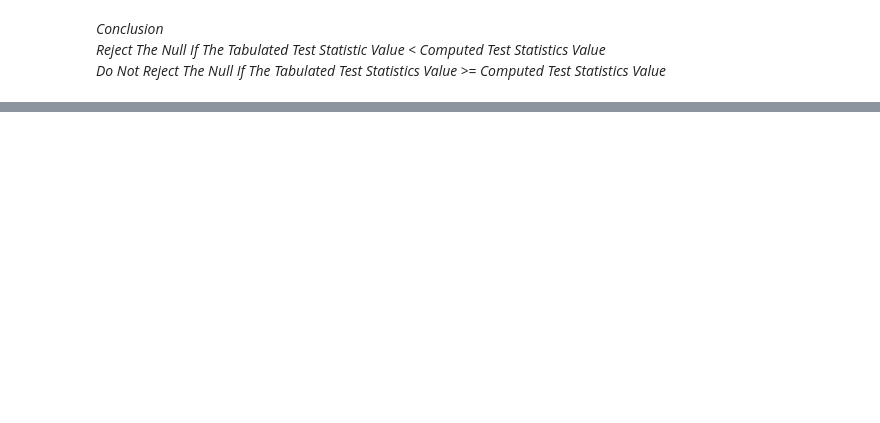
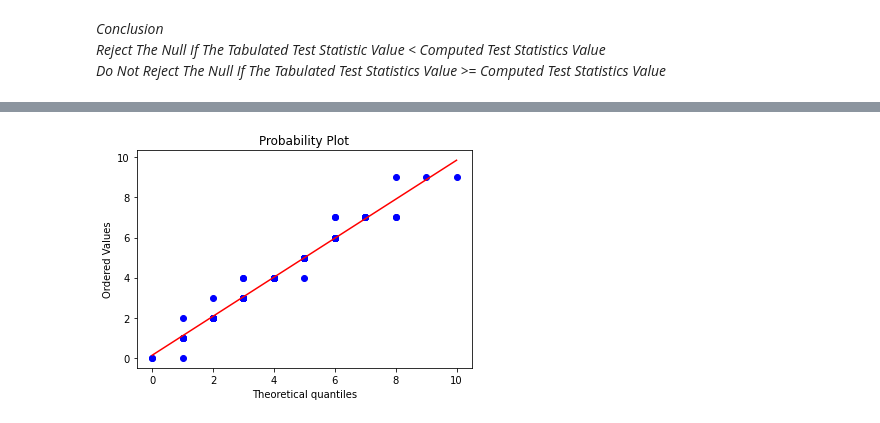
Before and after one commit to suvrat344/Statistics, a Jupyter notebook: ChiSquareGoodnessOfFitTest.ipynb, the cells around one changed output, grey strips where cells are left out. Saved outputs shown, nothing was run; the diff lists cells and outputs as text; code cells hidden in the pictures; blank space fills up the shorter version.

```diff
--- a/ChiSquareGoodnessOfFitTest.ipynb
+++ b/ChiSquareGoodnessOfFitTest.ipynb
@@ -141,0 +393,6 @@ chi2.ppf(0.95,len(grouped_df)-1-1)
+# %%
+# Plot PP To Compare The Quantiles (Amplify The Differences In The Center)
+stats.probplot(df["obs"],dist="poisson",sparams=(np.mean(df["obs"]),),plot=plt)
+plt.show()
+# %% [output]
+[figure, added]
```
Also changed, not shown: parts of 48 cells of this notebook.
